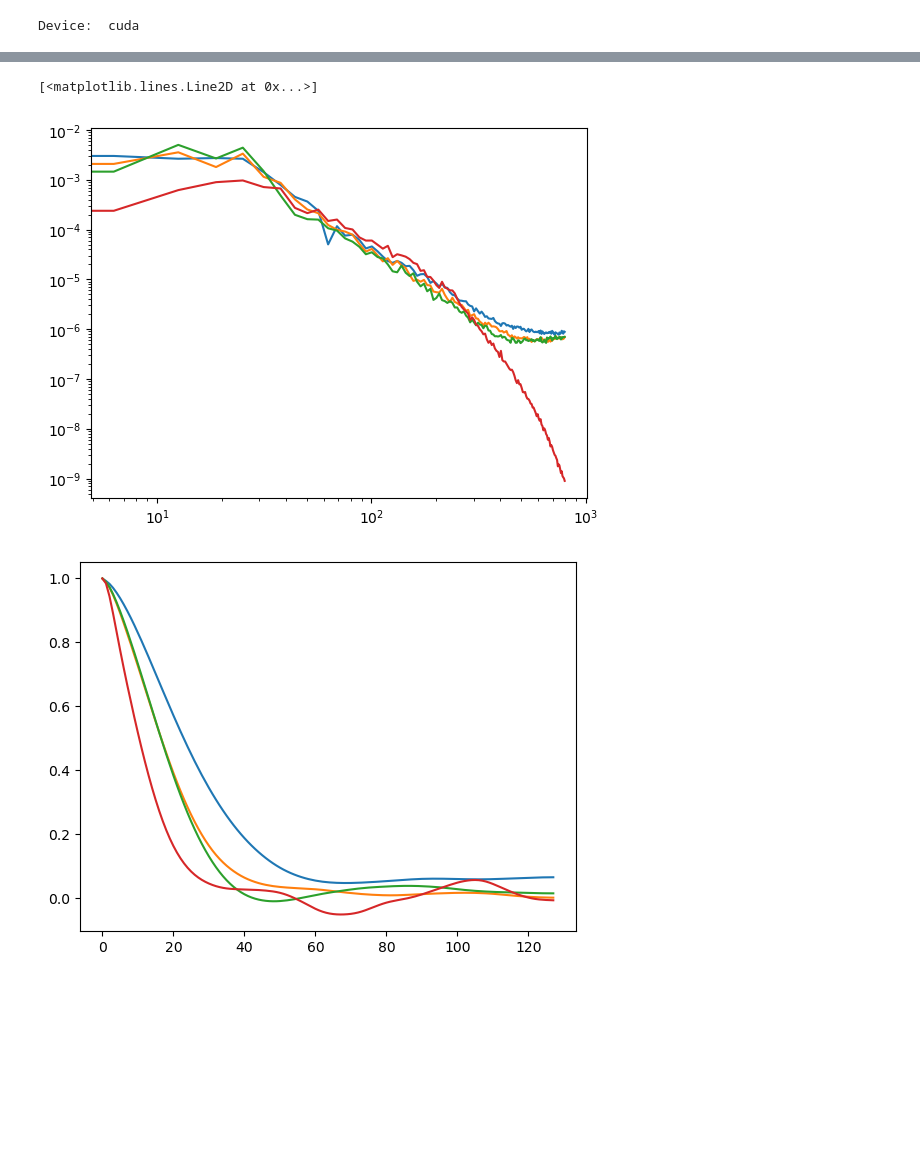
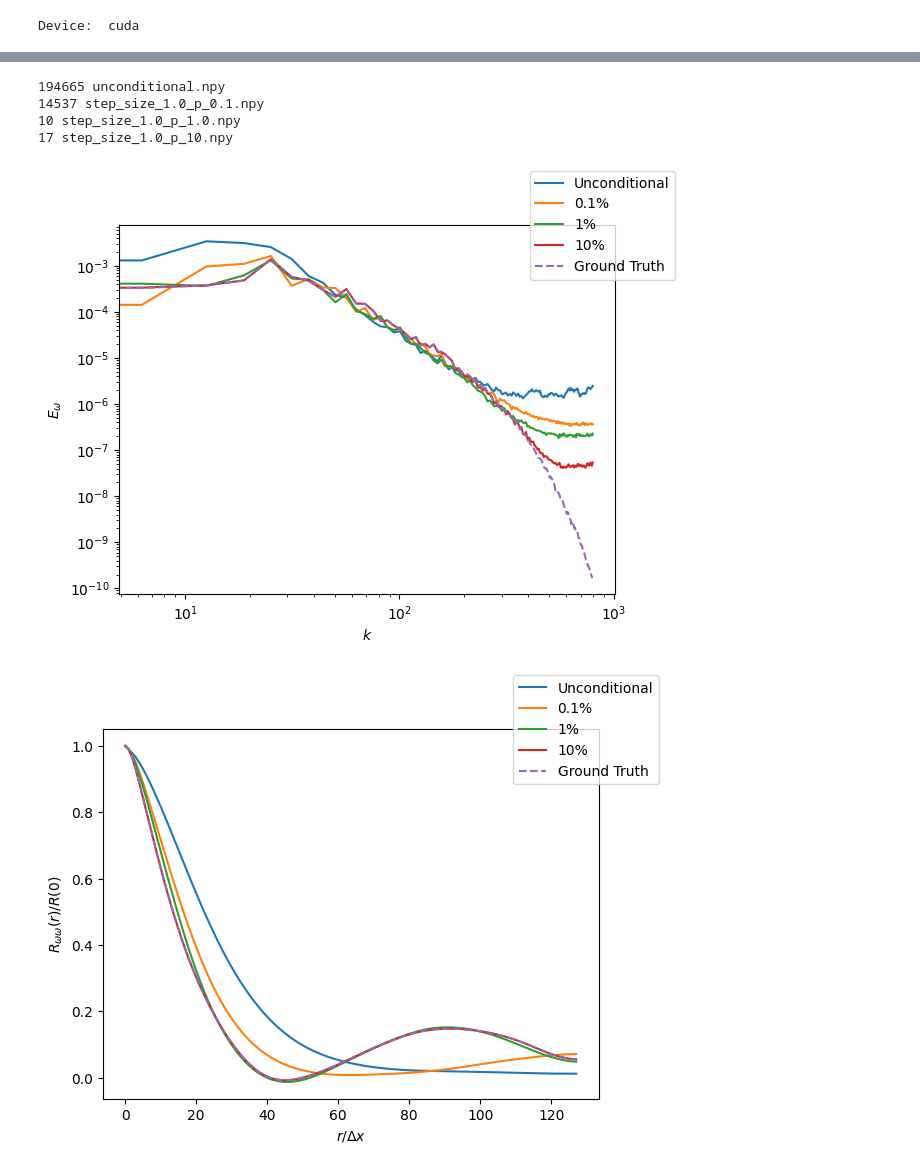
Before and after one commit to baristuran/baris-personal, a Jupyter notebook: data_assimilation.ipynb, the cells around one changed output, grey strips where cells are left out. Saved outputs shown, nothing was run; the diff lists cells and outputs as text; code cells hidden in the pictures; blank space fills up the shorter version.

```diff
--- a/data_assimilation.ipynb
+++ b/data_assimilation.ipynb
@@ -199,39 +194,89 @@ def two_point_corr(field, axis=0):
     return f_corr
 # %%
 if step_size == 0:
-    name = "unconditional" +  "_" + "p" + "_" + str(percentage)
+    name = "unconditional"
 else:
     name = "step_size_" + str(step_size) + "_" + "p" + "_" + str(percentage)
 name = "generated_samples/" + name + ".npy"
 np.save(name, generated_sample)
 # %%
 from energy_spectrum import compute_tke_spectrum
+import os
+def denormalize(data, min, max):
+    return min + (1 + data) * (max - min)/2
+
 fig,ax = plt.subplots()
 fig2,ax2 = plt.subplots()
-names = ["unconditional_p_0.1", "step_size_0.6_p_0.1", "step_size_1.0_p_0.1"]
+fig3,ax3 = plt.subplots()
+
+#data = np.load("/home/baris/Documents/DDSim/Diffusion-based-Fluid-Super-resolution/data/kf_2d_re1000_256_40seed.npy")
+#train_data = data[:-4]
+#test_data = data[-4:]
+#minimum_train, maximum_train = np.min(train_data), np.max(train_data)
+
+names = os.listdir("generated_samples")
+names = [names[0]] + names[:0:-1]
+
 two_point_corrs = []
 spectra = []
+pdfs = []
+bins_list = []
 for name in names:
-    generated_sample_numpy = np.load("generated_samples/" + name + ".npy")
+    generated_sample_numpy = np.load("generated_samples/" + name)
+    print(np.sum(np.abs(generated_sample_numpy) > 1), name)
+    test_snapshots_100 = np.load("test_snapshots_100.npy")
+    #generated_sample_numpy = denormalize(generated_sample_numpy)
     _, wavenumbers, spectrum = compute_tke_spectrum(generated_sample_numpy[plot_idx],1,1)
+    pdf, bins = np.histogram(generated_sample_numpy.flatten(), bins=100, density=True)
     ax.set_xscale("log")
     ax.set_yscale("log")
     two_point_correlation = two_point_corr(generated_sample_numpy, axis=1)
     spectra.append(spectrum)
     two_point_corrs.append(two_point_correlation)
+    pdfs.append(pdf)
+    bins_list.append(bins)
+
 spectra = np.array(spectra)
 two_point_corrs = np.array(two_point_corrs)
+bins = np.array(bins_list)
+pdfs = np.array(pdfs)
 
-_, wavenumbers, spectrum_ground_truth = compute_tke_spectrum(test_snapshots.squeeze()[trajectory, plot_idx],1,1)
-two_point_correlation_gt = two_point_corr(test_snapshots.squeeze()[trajectory], axis=1)
+_, wavenumbers, spectrum_ground_truth = compute_tke_spectrum(test_snapshots_100[plot_idx],1,1)
+two_point_correlation_gt = two_point_corr(test_snapshots_100, axis=1)
+pdf_ground_truth, bins_gt = np.histogram(test_snapshots_100.flatten(), bins=100, density=True)
+bins = bins.T
+dx = (np.max(test_snapshots_100) - np.min(test_snapshots_100))/100
+dx_generated = bins[1:] - bins[:-1]
 
 ax.plot(wavenumbers[:128], spectra.T[:128])
-ax.plot(wavenumbers[:128], spectrum_ground_truth[:128])
-fig
+ax.plot(wavenumbers[:128], spectrum_ground_truth[:128], "--")
+ax2.plot(two_point_corrs.T)
+ax2.plot(two_point_correlation_gt, "--")
+ax3.plot((bins[1:] + bins[:-1])/2, pdfs.T)
 
-ax2.plot(two_point_corrs.T)
-ax2.plot(two_point_correlation_gt)
+ax3.plot((bins_gt[1:] + bins_gt[:-1])/2, pdf_ground_truth, "--")
+#ax3.set_ylim([1e-2, 2.55])
+ax3.set_xlim([-1,1])
+
+
+fig.legend(["Unconditional", "0.1%", "1%", "10%", "Ground Truth"])
+fig2.legend(["Unconditional", "0.1%", "1%", "10%", "Ground Truth"])
+fig3.legend(["Unconditional", "0.1%", "1%", "10%", "Ground Truth"])
+
+ax.set_xlabel(r"$k$")
+ax.set_ylabel(r"$E_{\omega}$")
+ax2.set_xlabel(r"$r/\Delta x$")
+ax2.set_ylabel(r"$R_{\omega\omega}(r)/R(0)$")
+ax3.set_xlabel(r"$\omega$")
+ax3.set_ylabel(r"$pdf(\omega)$")
+
+fig.savefig("plots/dps/dps_spectrum.png", dpi=400)
+fig2.savefig("plots/dps/dps_correlation.png", dpi=400)
+fig3.savefig("plots/dps/dps_pdf.png", dpi=400)
 # %% [output]
-[<matplotlib.lines.Line2D at 0x...>]
+194665 unconditional.npy
+14537 step_size_1.0_p_0.1.npy
+10 step_size_1.0_p_1.0.npy
+17 step_size_1.0_p_10.npy
-[figure, old version]
+[figure, new version]
-[figure, old version]
+[figure, new version]
```
Also changed, not shown: parts of 11 cells of this notebook.
